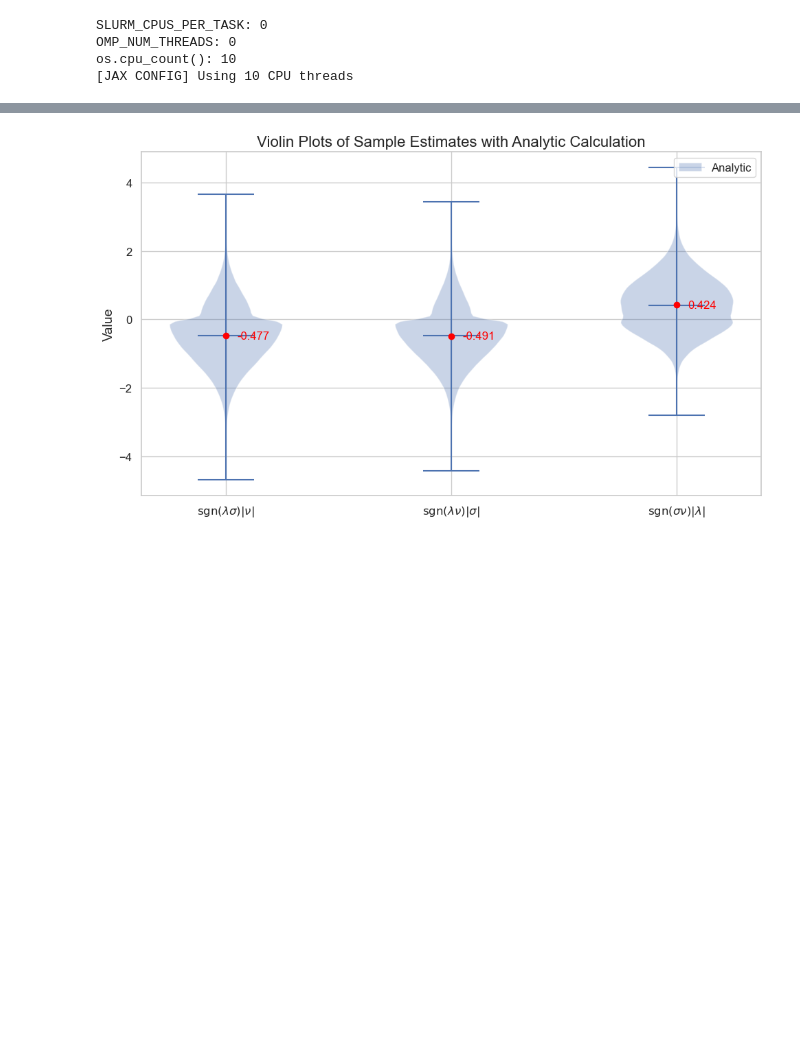
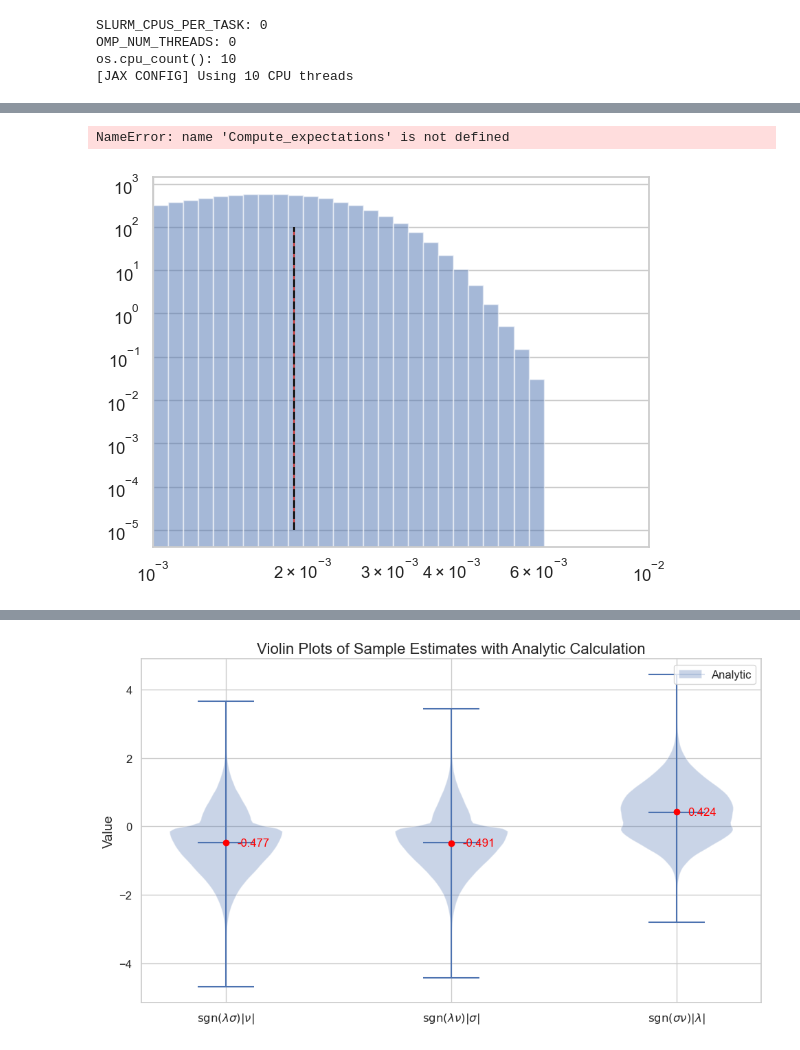
Before and after one commit to nishp99/Collective-learning-, a Jupyter notebook: test_expectations.ipynb, the cells around one changed output, grey strips where cells are left out. Cells and saved outputs as stored; diff of their text form; code cells hidden in the pictures; blank space fills up the shorter version.

Commit message:
added histrograms instead of violin plots

```diff
--- a/test_expectations.ipynb
+++ b/test_expectations.ipynb
@@ -67,0 +159,10 @@ def conditional_gaussian(mean, cov, given_index, given_value):
+# %%
+r_1 = 0.0
+r_2 = 0.0
+r_12 = 1.0
+tau_1 = 0.0
+tau_2 = 0.0
+# %%
+reward_1, reward_2 = Reward(r_1, r_2, r_12, tau_1, tau_2, individual_1, individual_2, collaborative)
+delta_1 = student_update(y_1, X_s, reward_1, lr, D, T)
+delta_2 = student_update(y_2, X_s, reward_2, lr, D, T)
@@ -67,0 +264,44 @@ def conditional_gaussian(mean, cov, given_index, given_value):
+# %%
+"""
+calculated emperical changes in J_s and Q_s
+"""
+J_1_emp = np.einsum('n D, D -> n', delta_1, teacher) / D
+J_2_emp = np.einsum('n D, D -> n', delta_2, teacher) / D
+Q_1_emp = np.einsum('n D, n D -> n', delta_1, delta_1) / D + 2 * np.einsum('D, n D -> n', student_1, delta_1) / D
+Q_2_emp = np.einsum('n D, n D -> n', delta_2, delta_2) / D + 2 * np.einsum('D, n D -> n', student_2, delta_2) / D
+Q_12_emp = np.einsum('n D, n D -> n', delta_1, delta_2) / D + np.einsum('D, n D -> n', student_1, delta_2) / D + np.einsum('D, n D -> n', student_2, delta_1) / D
+# %%
+J_1_ode = np.einsum('D, D -> ', student_1, teacher) / D
+J_2_ode = np.einsum('D, D -> ', student_2, teacher) / D
+Q_1_ode = np.einsum('D, D -> ', student_1, student_1) / D
+Q_2_ode = np.einsum('D, D -> ', student_2, student_2) / D
+Q_12_ode = np.einsum('D, D -> ', student_1, student_2) / D
+
+P_1, P_2, P_12, P_12_collab, \
+        sgn12_modNu, sgn1Nu_mod2, sgn2Nu_mod1, \
+        sgn1_Nu, sgn2_Nu, sgnNu_1, sgnNu_2, sgn1_2, sgn2_1, \
+        sgn12, sgnNu1, sgnNu2, \
+        mod1, mod2, modNu = Compute_expectations(Q_1, Q_2, Q_12, J_1, J_2, S)
+# %% [output]
+NameError: name 'Compute_expectations' is not defined
+# %%
+dt = 1/D
+
+dJ_1 = dJ_i(T, lr, r_1, r_2, r_12, tau_2, sgn1_Nu, sgn2_Nu, sgn12_modNu, modNu, P_1, P_2, P_12_collab) * dt
+dJ_2 = dJ_i(T, lr, r_2, r_1, r_12, tau_1, sgn2_Nu, sgn1_Nu, sgn12_modNu, modNu, P_2, P_1, P_12_collab) * dt
+dQ_1 = dQ_i(T, lr, r_1, r_2, r_12, tau_2, mod1, sgnNu_1, sgn2Nu_mod1, sgn2_1, P_1, P_2, P_12, P_12_collab) * dt
+dQ_2 = dQ_i(T, lr, r_2, r_1, r_12, tau_1, mod2, sgnNu_2, sgn1Nu_mod2, sgn1_2, P_2, P_1, P_12, P_12_collab) * dt
+dQ_12 = dQ_ij(T, lr, r_1, r_2, r_12, tau_1, tau_2, mod1, mod2, sgn1_2, sgn2_1, sgnNu_1, sgnNu_2, sgn12, sgnNu1,
+                sgnNu2, sgn1Nu_mod2, sgn2Nu_mod1, P_1, P_2, P_12, P_12_collab) * dt
+# %%
+bins = np.logspace(-4, -1, 100)
+plt.hist(Q_1_emp, bins=bins, alpha=0.5, label='Q_1_emp - dQ_1', density=True, cumulative=False);
+
+plt.vlines(dQ_1, ymin=1e-5, ymax=1e2, colors='r', label='dQ_1')
+plt.vlines(Q_1_emp.mean(), ymin=1e-5, ymax=1e2, colors='k', label='dQ_1', linestyles='dashed')
+# plt.hist(dQ_1, bins=bins, alpha=0.5, label='Q_1_emp - dQ_1', density=True, cumulative=False);
+plt.xlim(1e-3,1e-2)
+plt.xscale('log')
+plt.yscale('log')
+# %% [output]
+[figure, added]
```
Also changed, not shown: parts of 27 cells of this notebook.
